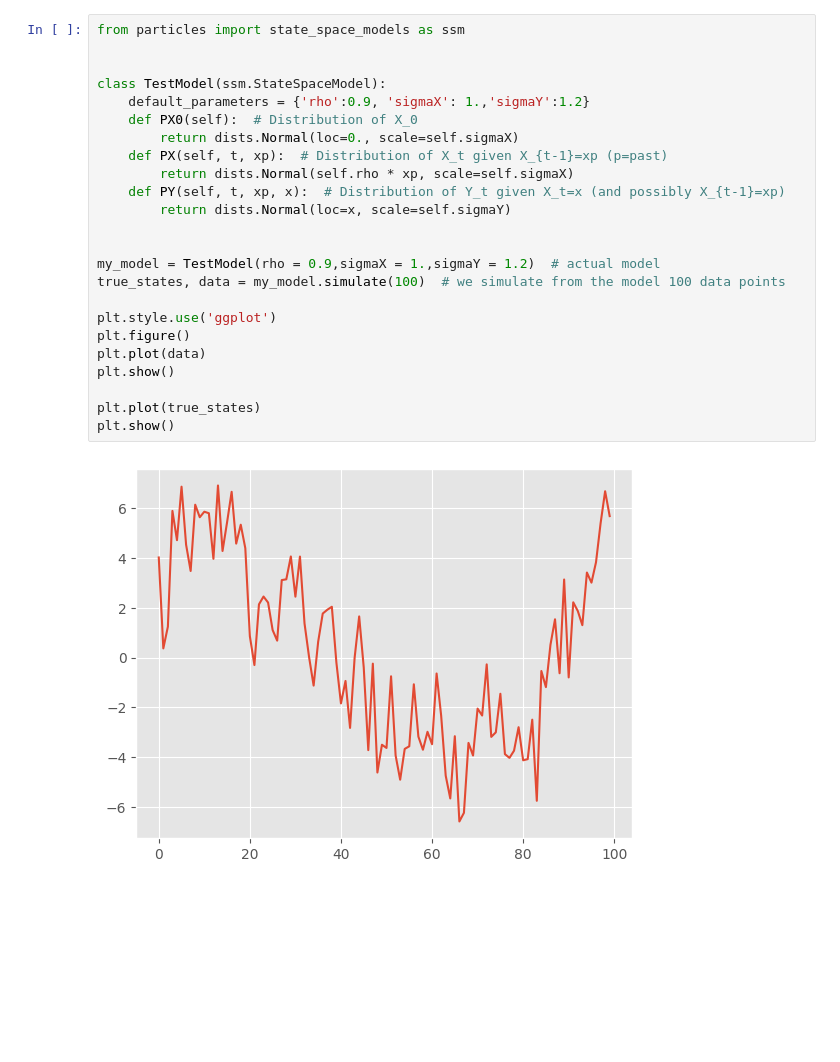
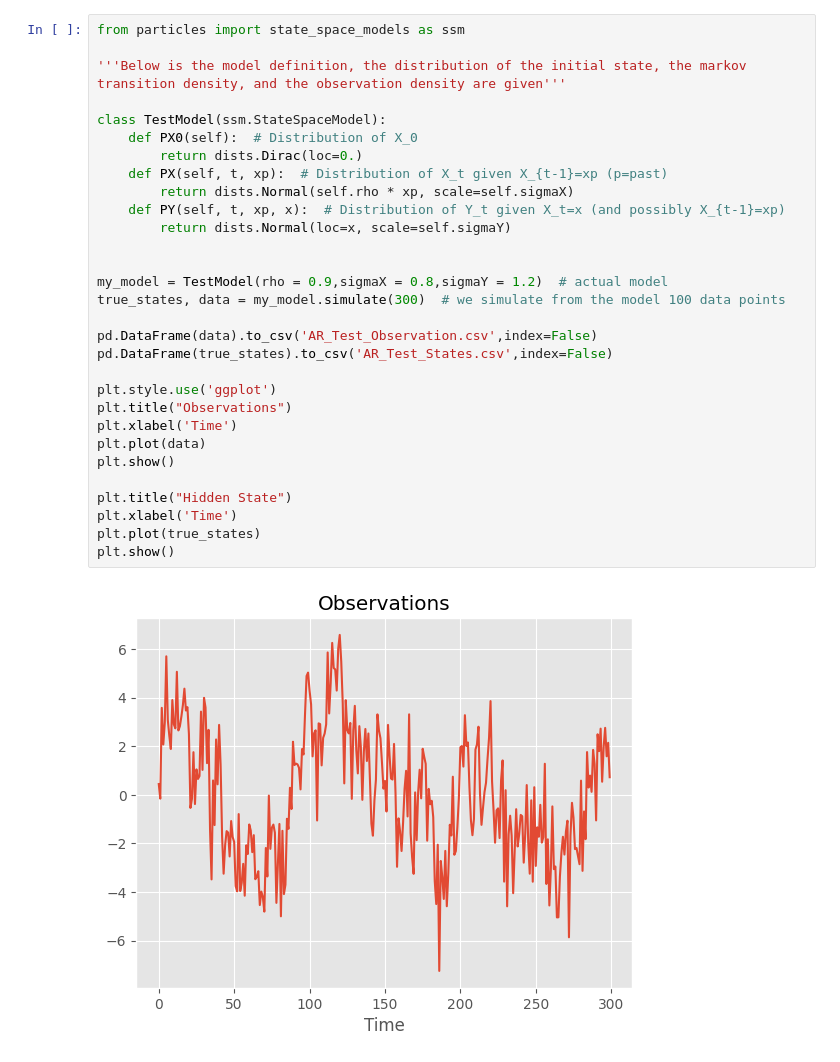
Before and after one commit to Averydx/PMCMC, a Jupyter notebook: pmcmc_test.ipynb, the cells around one changed output. Saved outputs shown, nothing was run; the diff lists cells and outputs as text; blank space fills up the shorter version.

```diff
--- a/pmcmc_test.ipynb
+++ b/pmcmc_test.ipynb
@@ -18,26 +23,32 @@ my_prior = dists.StructDist(prior_dict)
 # %%
 from particles import state_space_models as ssm
 
+'''Below is the model definition, the distribution of the initial state, the markov transition density, and the observation density are given'''
 
 class TestModel(ssm.StateSpaceModel):
-    default_parameters = {'rho':0.9, 'sigmaX': 1.,'sigmaY':1.2}
     def PX0(self):  # Distribution of X_0
-        return dists.Normal(loc=0., scale=self.sigmaX)
+        return dists.Dirac(loc=0.)
     def PX(self, t, xp):  # Distribution of X_t given X_{t-1}=xp (p=past)
         return dists.Normal(self.rho * xp, scale=self.sigmaX)
     def PY(self, t, xp, x):  # Distribution of Y_t given X_t=x (and possibly X_{t-1}=xp)
         return dists.Normal(loc=x, scale=self.sigmaY)
 
 
-my_model = TestModel(rho = 0.9,sigmaX = 1.,sigmaY = 1.2)  # actual model
-true_states, data = my_model.simulate(100)  # we simulate from the model 100 data points
+my_model = TestModel(rho = 0.9,sigmaX = 0.8,sigmaY = 1.2)  # actual model
+true_states, data = my_model.simulate(300)  # we simulate from the model 100 data points
+
+pd.DataFrame(data).to_csv('AR_Test_Observation.csv',index=False)
+pd.DataFrame(true_states).to_csv('AR_Test_States.csv',index=False)
 
 plt.style.use('ggplot')
-plt.figure()
+plt.title("Observations")
+plt.xlabel('Time')
 plt.plot(data)
 plt.show()
 
+plt.title("Hidden State")
+plt.xlabel('Time')
 plt.plot(true_states)
 plt.show()
 # %% [output]
-[figure, old version]
+[figure, new version]
```
Also changed, not shown: parts of 8 cells of this notebook, 8 other files.
